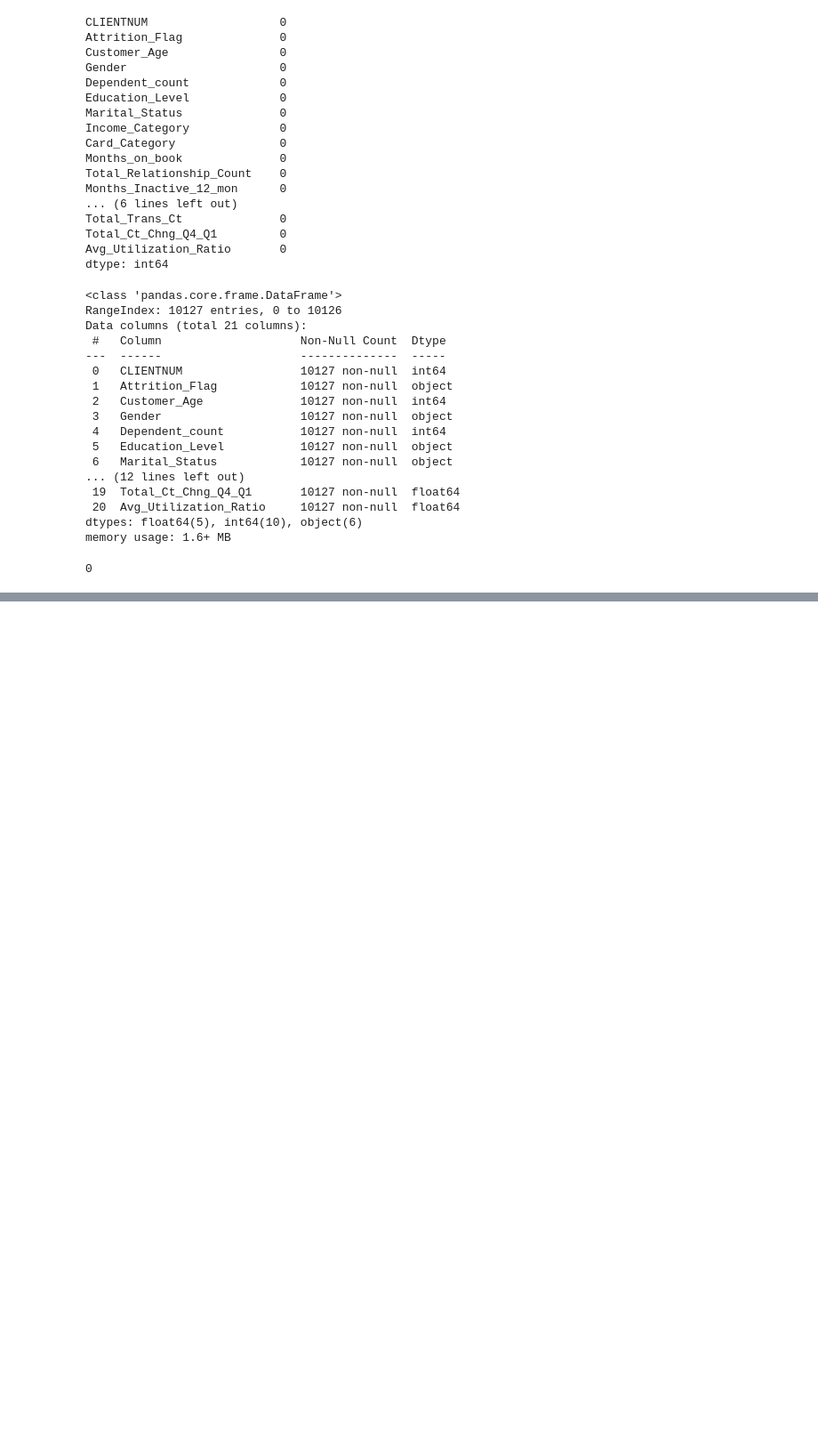
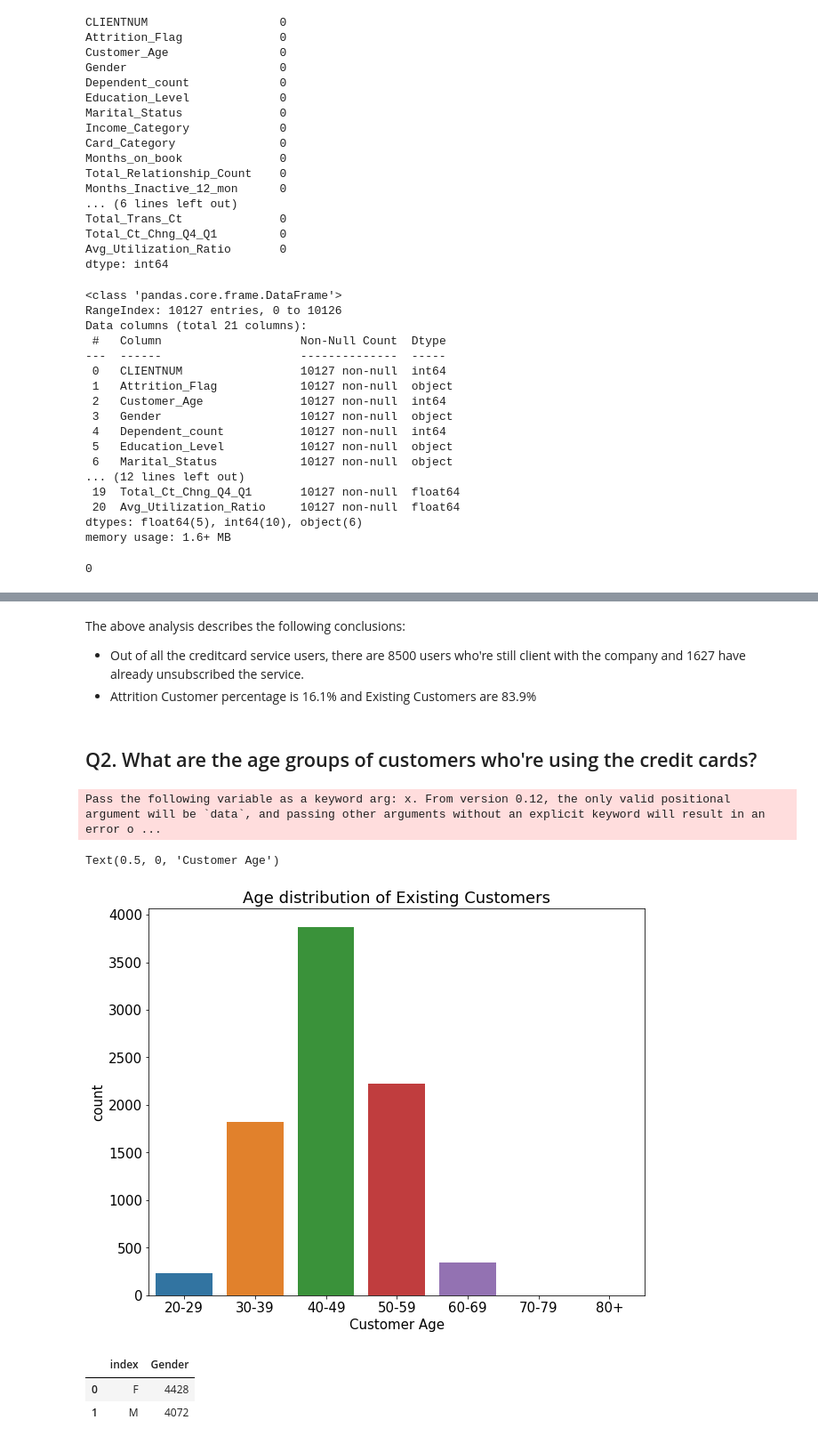
Before and after one commit to poddardelhi/eda_credit_cards, a Jupyter notebook: EDA_CreditCard_Customers_.ipynb, the cells around one changed output, grey strips where cells are left out. Shown: that part at 89% size. Drawn from its saved outputs; the diff is of its cells as text; code cells hidden in the pictures; blank space fills up the shorter version.

```diff
--- a/EDA_CreditCard_Customers_.ipynb
+++ b/EDA_CreditCard_Customers_.ipynb
@@ -123,0 +166,30 @@ df_attrited
+# %% [markdown]
+The above analysis describes the following conclusions:
+
+
+*   Out of all the creditcard service users, there are 8500 users who're still client with the company and 1627 have already unsubscribed the service.
+*   Attrition Customer percentage is 16.1% and Existing Customers are 83.9%
+# %% [markdown]
+## Q2. What are the age groups of customers who're using the credit cards?
+# %%
+df_existingCustomer= df.loc[df['Attrition_Flag']=='Existing Customer']
+bins= [20,30,40,50,60,70,80,90]
+labels=['20-29','30-39','40-49','50-59','60-69','70-79','80+']
+age=pd.cut(df_existingCustomer['Customer_Age'],bins,labels=labels,include_lowest=True)
+
+plt.figure(figsize=(10,8))
+sns.countplot(age)
+plt.title('Age distribution of Existing Customers')
+
+plt.xlabel('Customer Age')
+# %% [output]
+Pass the following variable as a keyword arg: x. From version 0.12, the only valid positional argument will be `data`, and passing other arguments without an explicit keyword will result in an error o ...
+Text(0.5, 0, 'Customer Age')
+[figure, added]
+# %%
+df_existingCustomer_gen= df_existingCustomer['Gender'].value_counts().reset_index()
+df_existingCustomer_gen
+# %% [output]
+|  | index | Gender |
+| 0 | F | 4428 |
+| 1 | M | 4072 |
```
Also changed, not shown: parts of 31 cells of this notebook.
